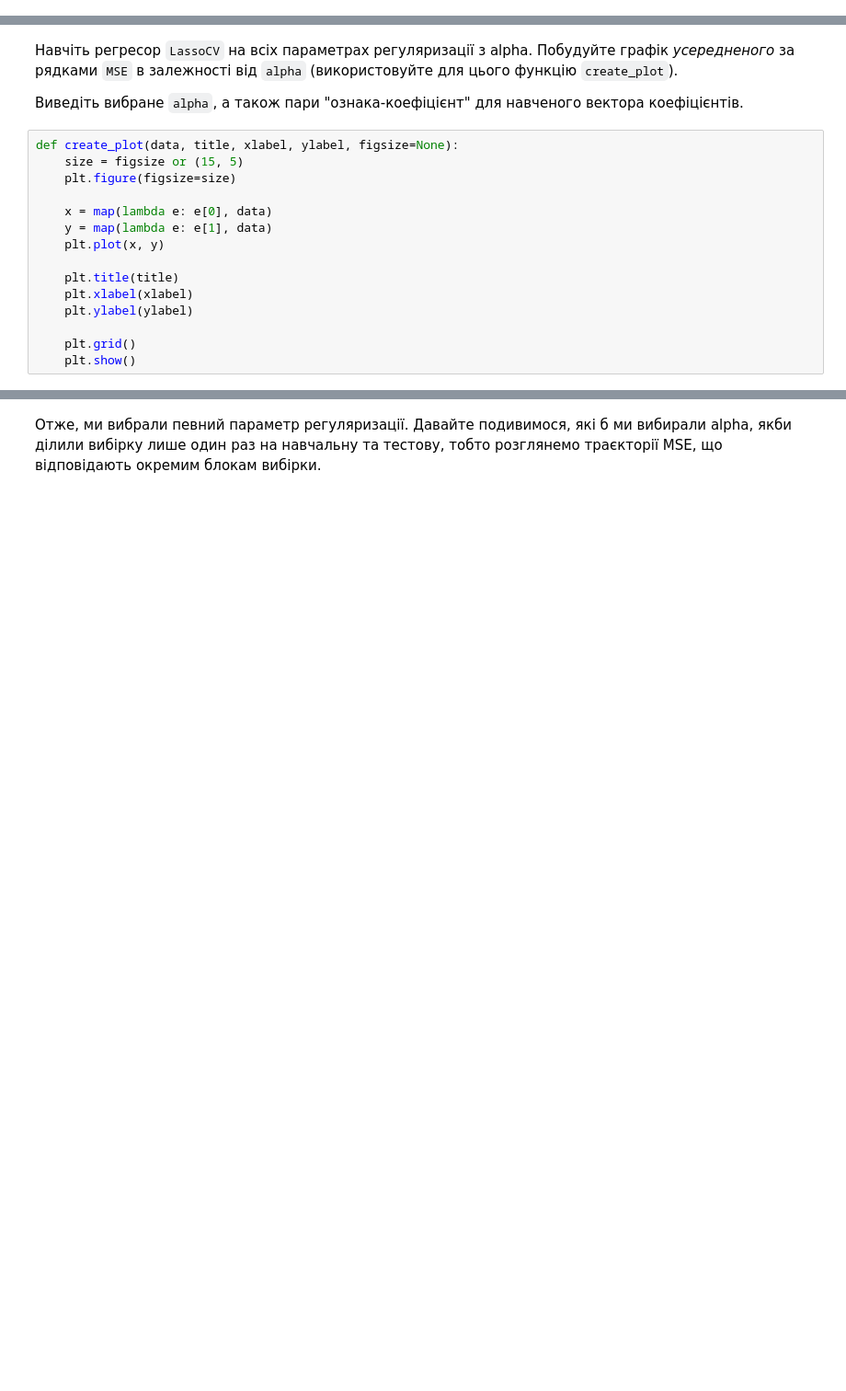
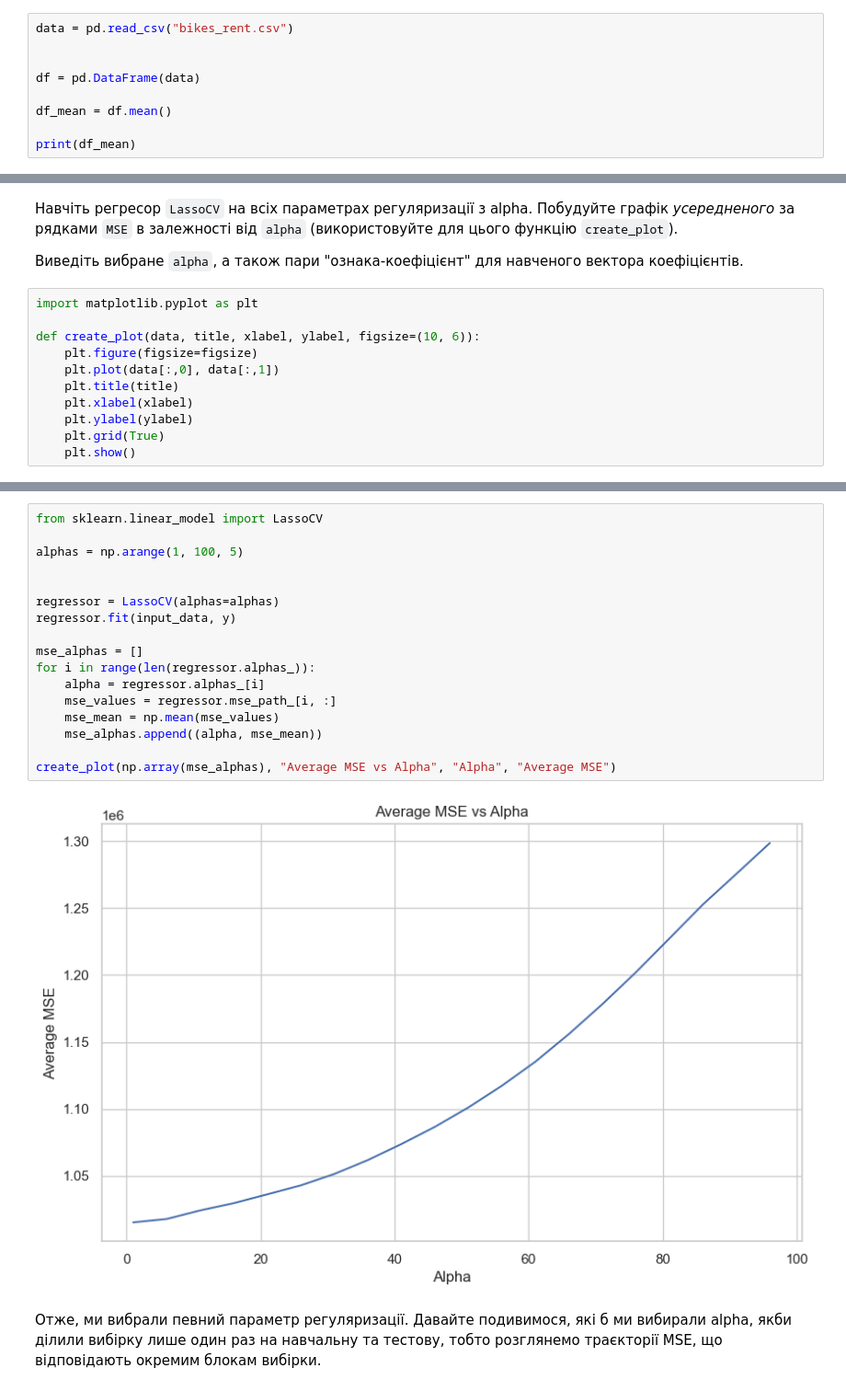
Before and after one commit to yehorkalchenko81/Model-Classification-Evaluation, a Jupyter notebook: OverfittingHomeWork.ipynb, the cells around one changed output, grey strips where cells are left out. Shown at 92% size. Cells and saved outputs as stored; diff of their text form; blank space fills up the shorter version.

```diff
--- a/OverfittingHomeWork.ipynb
+++ b/OverfittingHomeWork.ipynb
@@ -99,0 +190,9 @@ __Запитання:__
+# %%
+data = pd.read_csv("bikes_rent.csv")
+
+
+df = pd.DataFrame(data)
+
+df_mean = df.mean()
+
+print(df_mean)
@@ -241,17 +462,13 @@ plt.show()
 
 Виведіть вибране `alpha`, а також пари "ознака-коефіцієнт" для навченого вектора коефіцієнтів.
 # %%
-def create_plot(data, title, xlabel, ylabel, figsize=None):
-    size = figsize or (15, 5)
-    plt.figure(figsize=size)
+import matplotlib.pyplot as plt
 
-    x = map(lambda e: e[0], data)
-    y = map(lambda e: e[1], data)
-    plt.plot(x, y)
-
+def create_plot(data, title, xlabel, ylabel, figsize=(10, 6)):
+    plt.figure(figsize=figsize)
+    plt.plot(data[:,0], data[:,1])
     plt.title(title)
     plt.xlabel(xlabel)
     plt.ylabel(ylabel)
-
-    plt.grid()
+    plt.grid(True)
     plt.show()
@@ -280,3 +475,22 @@ windspeed(ms): -2.68545418157e-08
+# %%
+from sklearn.linear_model import LassoCV
+
+alphas = np.arange(1, 100, 5)
+
+
+regressor = LassoCV(alphas=alphas)
+regressor.fit(input_data, y)
+
+mse_alphas = []
+for i in range(len(regressor.alphas_)):
+    alpha = regressor.alphas_[i]
+    mse_values = regressor.mse_path_[i, :]
+    mse_mean = np.mean(mse_values)
+    mse_alphas.append((alpha, mse_mean))
+
+create_plot(np.array(mse_alphas), "Average MSE vs Alpha", "Alpha", "Average MSE")
+# %% [output]
+[figure, added]
 # %% [markdown]
 Отже, ми вибрали певний параметр регуляризації. Давайте подивимося, які б ми вибирали alpha, якби ділили вибірку лише один раз на навчальну та тестову, тобто розглянемо траєкторії MSE, що відповідають окремим блокам вибірки.
 # %% [markdown]
```
Also changed, not shown: parts of 35 cells of this notebook, 1 other file.
